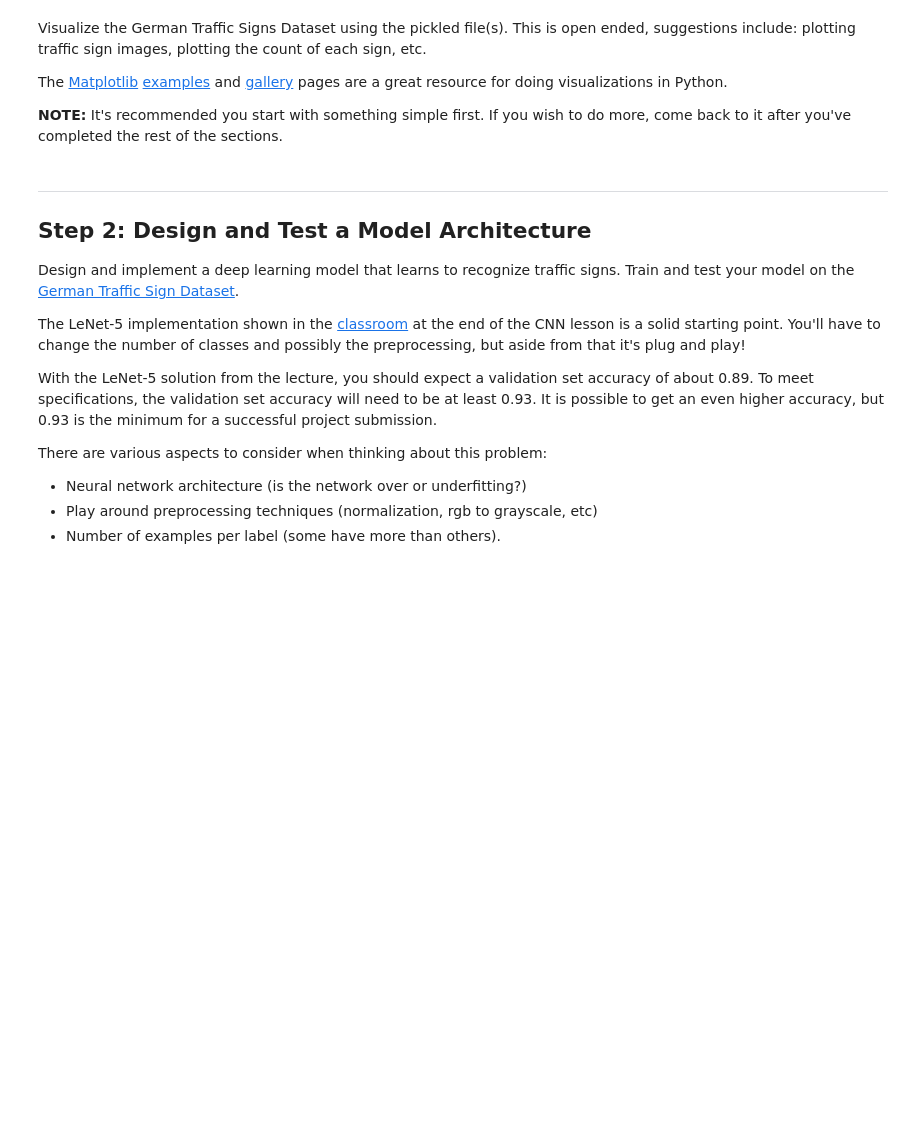
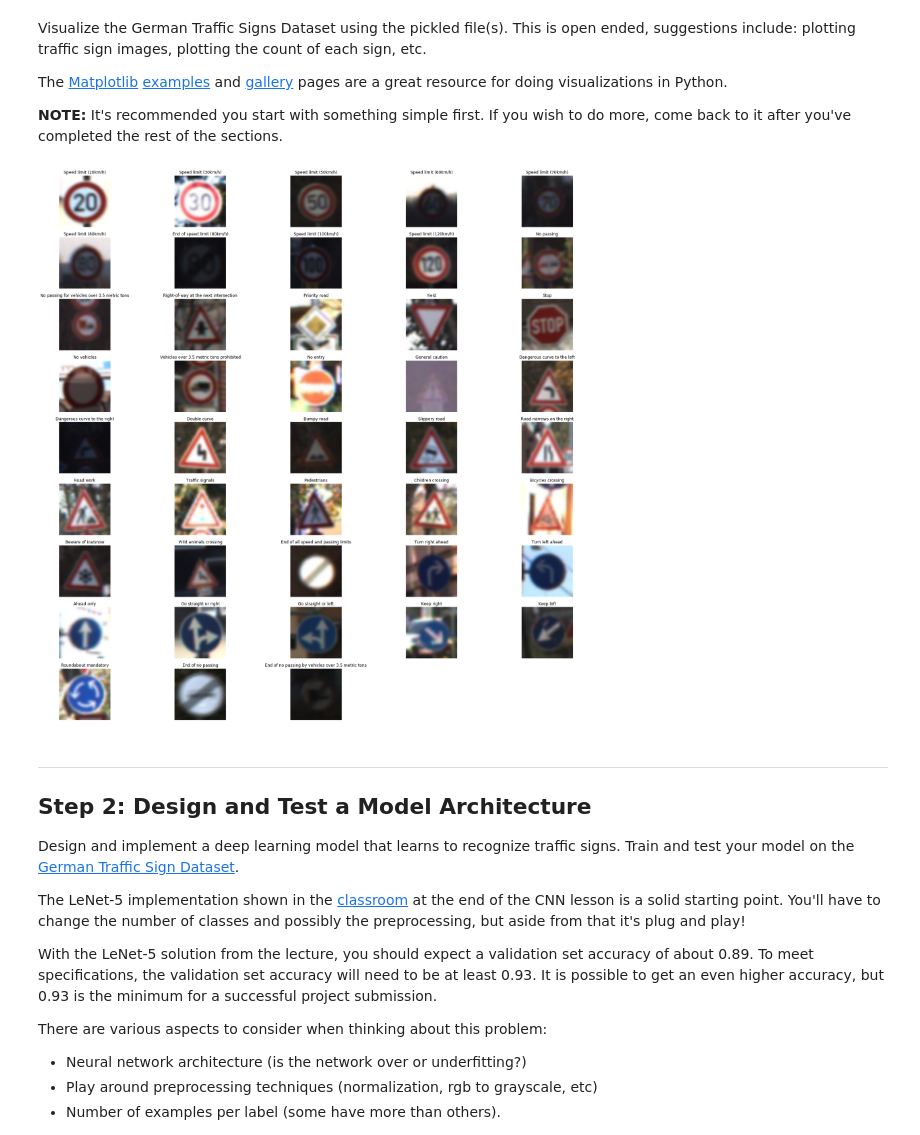
Before and after one commit to cesare-montresor/CarND-Traffic-Sign-Classifier-Project, a Jupyter notebook: Traffic_Sign_Classifier.ipynb, the cells around one changed output. Drawn from its saved outputs; the diff is of its cells as text; code cells hidden in the pictures; blank space fills up the shorter version.

```diff
--- a/Traffic_Sign_Classifier.ipynb
+++ b/Traffic_Sign_Classifier.ipynb
@@ -127,27 +180,3 @@ Visualize the German Traffic Signs Dataset using the pickled file(s). This is op
 The [Matplotlib](http://matplotlib.org/) [examples](http://matplotlib.org/examples/index.html) and [gallery](http://matplotlib.org/gallery.html) pages are a great resource for doing visualizations in Python.
 
 **NOTE:** It's recommended you start with something simple first. If you wish to do more, come back to it after you've completed the rest of the sections.
-# %%
-### Data exploration visualization code goes here.
-### Feel free to use as many code cells as needed.
-import matplotlib.pyplot as plt
-import random,math
-# Visualizations will be shown in the notebook.
-%matplotlib inline
-
-cols = 7
-lines = [None]*(math.ceil(n_classes / cols) -1)
-line = [None]*cols
-for label in class_labels:
-    row, draw = divmod(label, cols)
-    offset = row * cols
-    rand_idx = math.floor(len(class_examples[label])*random.random())
-    line[draw] = class_examples[label][rand_idx]
-    if draw == cols-1:
-        lines[row] = np.concatenate(line, axis=1)
-
-lines = np.concatenate(np.array(lines), axis=0)
-fig, ax = plt.subplots(figsize=(40, 20))
-ax.imshow(lines, interpolation="bicubic")
-ax.axis('off')  # clear x- and y-axes
-plt.show()
@@ -167,3 +183,22 @@ for label in class_labels:
+# %%
+### Data exploration visualization code goes here.
+### Feel free to use as many code cells as needed.
+
+
+cols = 5
+
+plt.figure(2, figsize=(30,30))
+rows = math.ceil( n_classes / cols)
+for i in range(len(class_labels)):
+    label = class_labels[i]
+    ax = plt.subplot(rows,cols, label+1) # sets the number of feature maps to show on each row and column
+    plt.title(class_texts[i])
+    rand_idx = math.floor(len(class_examples[label])*random.random())
+    img = class_examples[label][rand_idx]
+    plt.imshow(img, interpolation="bicubic" ) # expencive visual sweetener
+    ax.axis('off')
+# %% [output]
+[figure, added]
 # %% [markdown]
 ----
 
```
Also changed, not shown: parts of 30 cells of this notebook, 2 other files.
